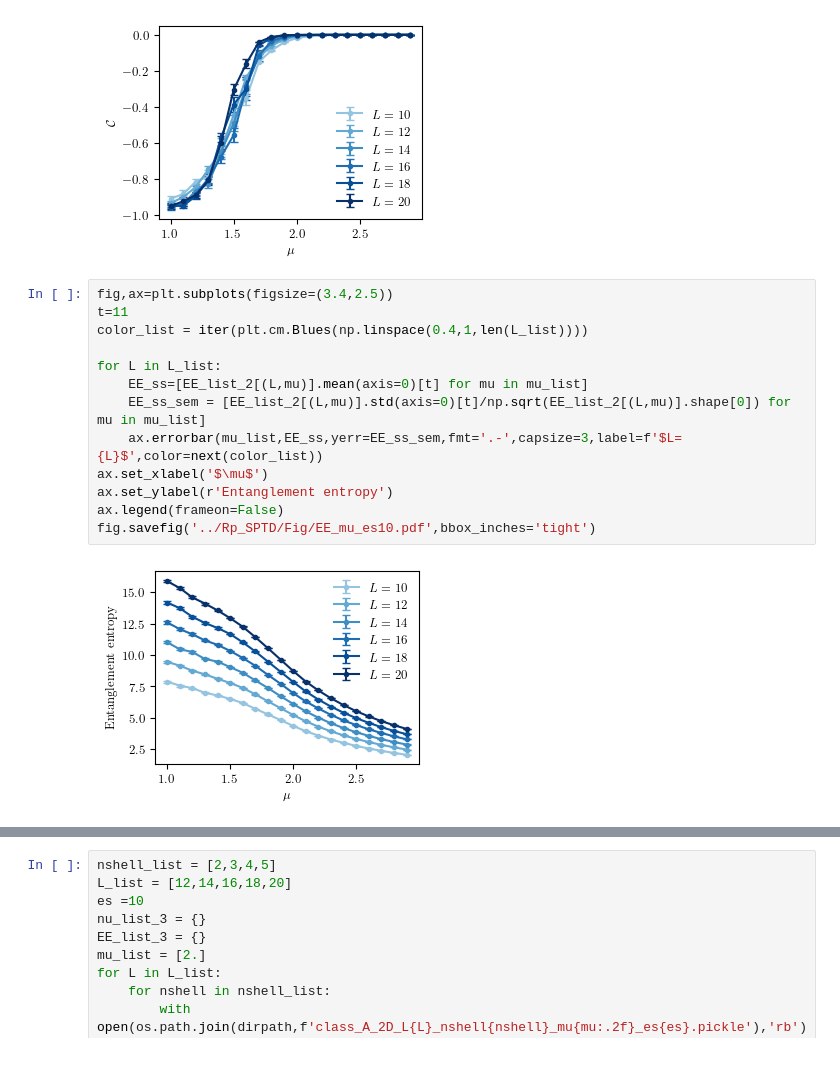
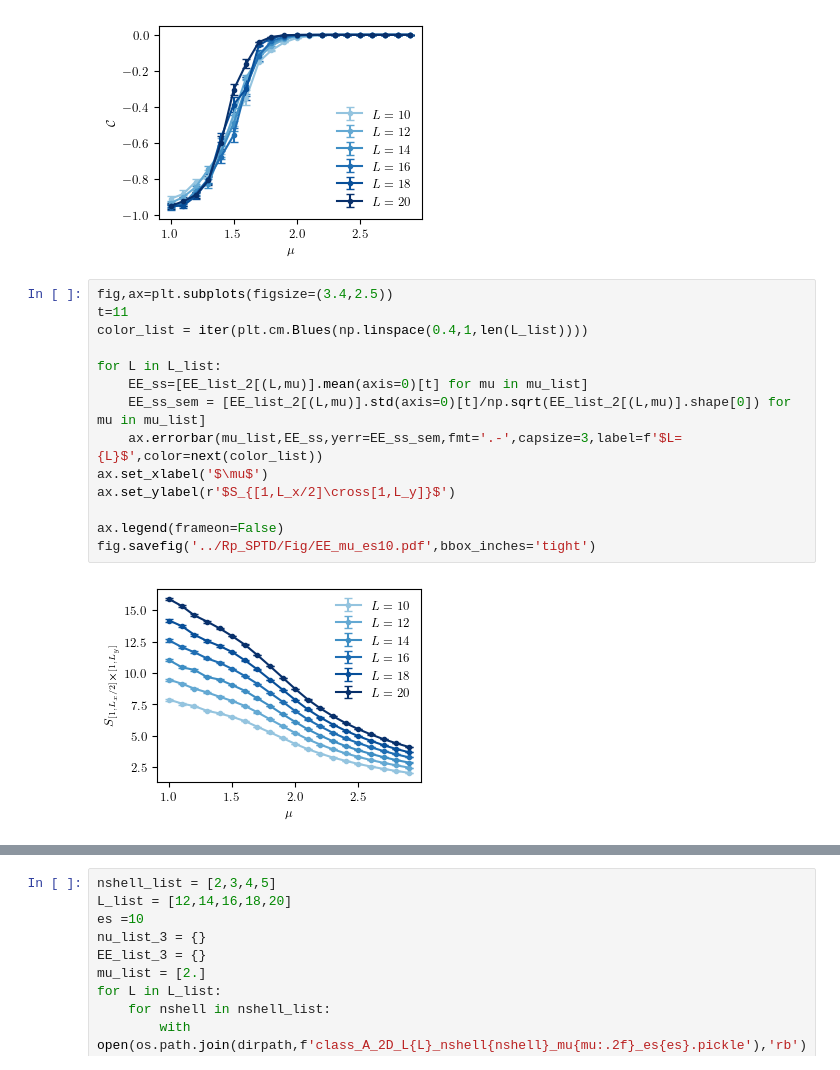
Before and after one commit to hainingpan/GTN, a Jupyter notebook: plot_2d.ipynb, the cells around one changed output, grey strips where cells are left out. Saved outputs shown, nothing was run; the diff lists cells and outputs as text.

```diff
--- a/plot_2d.ipynb
+++ b/plot_2d.ipynb
@@ -151,15 +151,16 @@ fig.savefig('../Rp_SPTD/Fig/chern_mu_es10.pdf',bbox_inches='tight')
 # %%
 fig,ax=plt.subplots(figsize=(3.4,2.5))
 t=11
 color_list = iter(plt.cm.Blues(np.linspace(0.4,1,len(L_list))))
 
 for L in L_list:
     EE_ss=[EE_list_2[(L,mu)].mean(axis=0)[t] for mu in mu_list]
     EE_ss_sem = [EE_list_2[(L,mu)].std(axis=0)[t]/np.sqrt(EE_list_2[(L,mu)].shape[0]) for mu in mu_list]
     ax.errorbar(mu_list,EE_ss,yerr=EE_ss_sem,fmt='.-',capsize=3,label=f'$L={L}$',color=next(color_list))
 ax.set_xlabel('$\mu$')
-ax.set_ylabel(r'Entanglement entropy')
+ax.set_ylabel(r'$S_{[1,L_x/2]\cross[1,L_y]}$')
+
 ax.legend(frameon=False)
 fig.savefig('../Rp_SPTD/Fig/EE_mu_es10.pdf',bbox_inches='tight')
 # %% [output]
-[figure, old version]
+[figure, new version]
```
Also changed, not shown: parts of 1 cell of this notebook, 3 other files.
